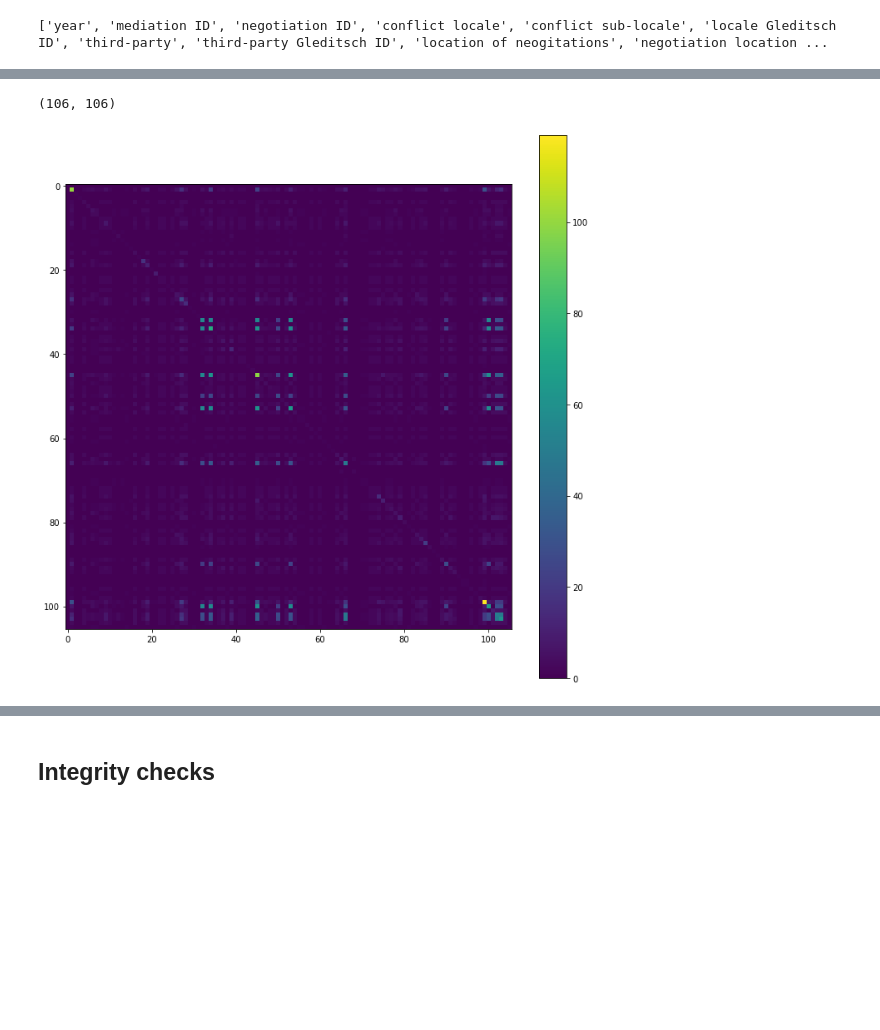
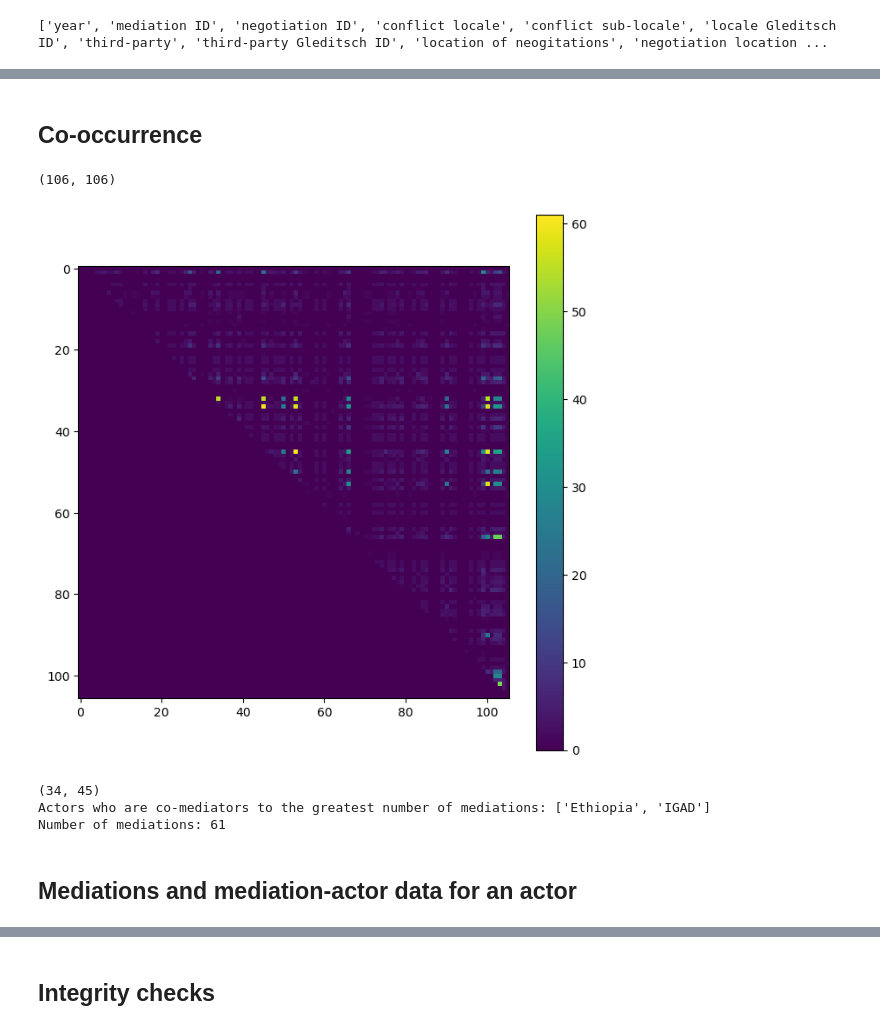
Before and after one commit to roybgardner/mediation, a Jupyter notebook: mediation_explorer.ipynb, the cells around one changed output, grey strips where cells are left out. Saved outputs shown, nothing was run; the diff lists cells and outputs as text; code cells hidden in the pictures; blank space fills up the shorter version.

```diff
--- a/mediation_explorer.ipynb
+++ b/mediation_explorer.ipynb
@@ -279,15 +88,31 @@ plt.show()
-# %%
-# Binarise the matrix
-
-bin_matrix = (data_dict['matrix'] > 1).astype(np.int_)
-
-comatrix = np.matmul(bin_matrix.T,bin_matrix)
-print(comatrix.shape)
-
-f = plt.figure(figsize=(12,12))
-plt.imshow(comatrix)
-plt.colorbar()
-plt.show()
-# %% [output]
-(106, 106)
-[figure, removed]
+# %% [markdown]
+## Co-occurrence
+# %%
+%run ./mediation_functions.py
+
+# Binarise the matrix
+co_matrices = get_cooccurrence_matrices(data_dict['matrix'])
+
+actor_upper = np.triu(co_matrices[0],k=1)
+print(actor_upper.shape)
+
+f = plt.figure(figsize=(8,8))
+plt.imshow(actor_comatrix)
+plt.colorbar()
+plt.show()
+
+# Actors with max mediations between them
+indices = np.unravel_index(np.argmax(actor_upper,axis=None),actor_upper.shape)
+print(indices)
+actors = [data_dict['actor_vertices'][index] for index in indices]
+print('Actors who are co-mediators to the greatest number of mediations:',actors)
+print('Number of mediations:',actor_upper[indices])
+print()
+# %% [output]
+(106, 106)
+[figure, added]
+(34, 45)
+Actors who are co-mediators to the greatest number of mediations: ['Ethiopia', 'IGAD']
+Number of mediations: 61
+# %% [markdown]
+## Mediations and mediation-actor data for an actor
```
Also changed, not shown: parts of 16 cells of this notebook, 1 other file.
